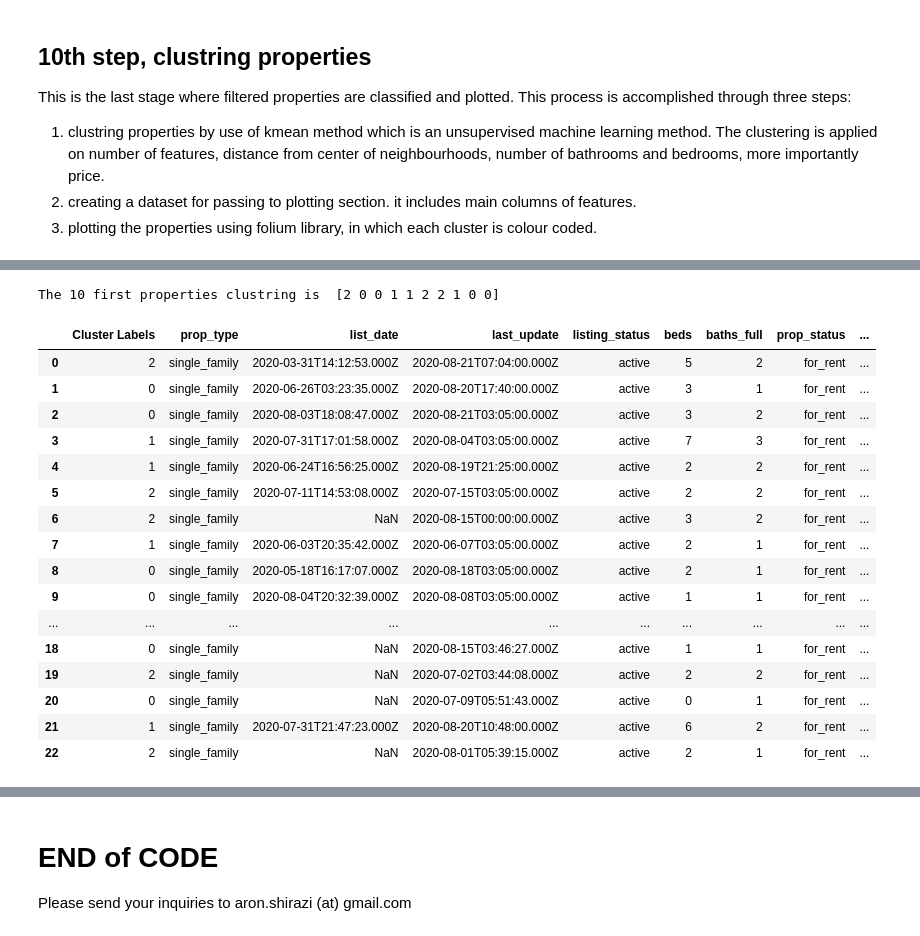
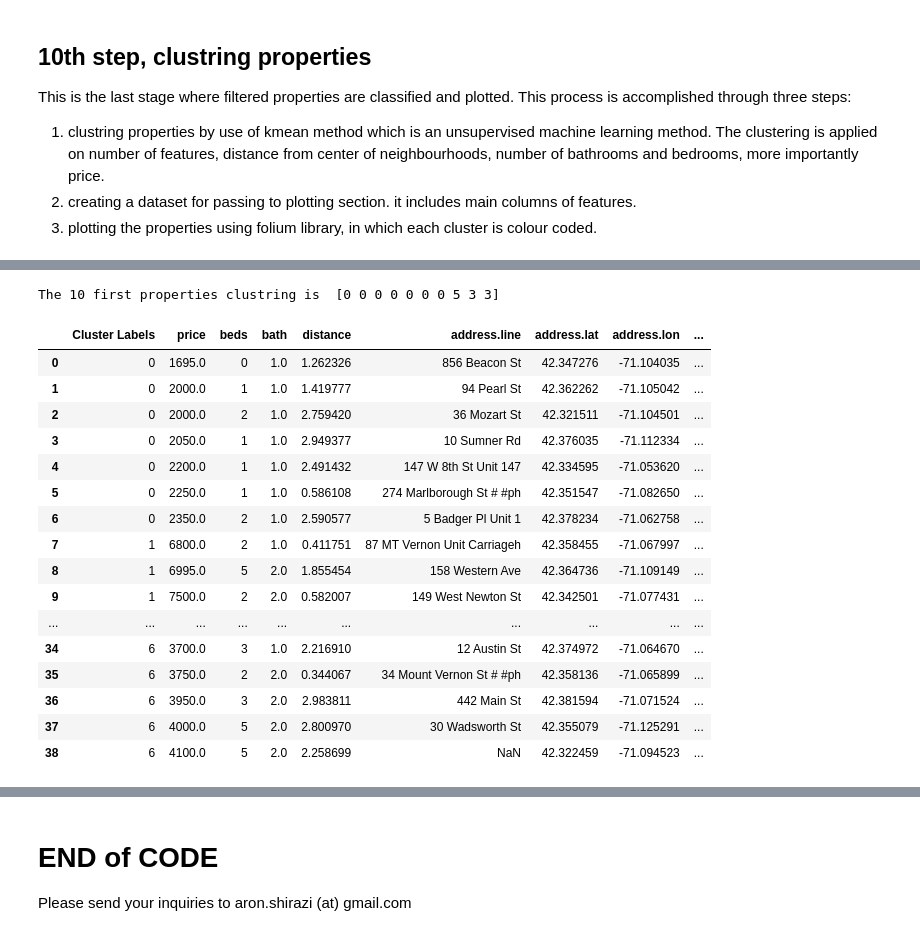
Before and after one commit to Aron-XXV/Coursera_Capstone, a Jupyter notebook: Boston Neighbourhoods/Recommending rental properties.ipynb, the cells around one changed output, grey strips where cells are left out. Saved outputs shown, nothing was run; the diff lists cells and outputs as text; code cells hidden in the pictures.

Commit message:
updating clustering method

```diff
--- a/Boston Neighbourhoods/Recommending rental properties.ipynb
+++ b/Boston Neighbourhoods/Recommending rental properties.ipynb
@@ -488,5 +596,5 @@ boston_onehot
 # %%
-n_top_neighbourhood = 2
+n_top_neighbourhood = 5
 negihbour_selected_list = list(boston_onehot.index[range(0,n_top_neighbourhood)])
 df_selected_neighbourhood = df_select[df_select.neighbourhood.isin(negihbour_selected_list)]
 df_selected_neighbourhood.reset_index(inplace = True)
@@ -613,3 +776,28 @@ This is the last stage where filtered properties are classified and plotted. Thi
 1. clustring properties by use of kmean method which is an unsupervised machine learning method. The clustering is applied on number of features, distance from center of neighbourhoods, number of bathrooms and bedrooms, more importantly price.
 2. creating a dataset for passing to plotting section. it includes main columns of features.
 3. plotting the properties using folium library, in which each cluster is colour coded. <br>
+# %%
+# features selection and formation
+df_rent_filtered['distance'] = df_rent_filtered[['distance_n1', 'distance_n2', 'distance_n3','distance_n4','distance_n5']].min(axis = 1)
+df_rent_filtered['bath'] = df_rent_filtered[['baths_full', 'baths']].min(axis = 1)
+df_rent_filtered['equip'] = df_rent_filtered['bath'] + df_rent_filtered['beds']
+column_list = ['distance', 'price', 'equip'] # used features!
+# forming a new dataframe containing main features of properties
+df_learn = df_rent_filtered[column_list]
+# importing libraries
+from sklearn.cluster import KMeans
+kmeans_intertia = []
+for kk in range(2, 3*3*3):
+    kmeans = KMeans(n_clusters=kk, random_state=0).fit(df_learn)
+    kmeans_intertia.append(kmeans.inertia_)
+# plotting interia to find elbow point
+kmeans_intertia = pd.DataFrame(kmeans_intertia)
+import matplotlib as mpl
+import matplotlib.pyplot as plt
+%matplotlib inline
+mpl.style.use('ggplot')
+kmeans_intertia.plot(kind = 'line', legend=None)
+plt.title('Finding elbow point')
+plt.ylabel('Inertia')
+plt.xlabel('Number of clusters')
+plt.show()
@@ -616,34 +806,37 @@ This is the last stage where filtered properties are classified and plotted. Thi
 # %%
-# forming a new dataframe containing main features of properties
-df_learn = df_rent_filtered[['distance_n1', 'distance_n2', 'price', 'beds', 'baths_full', 'baths']]
-# importing libraries
-from sklearn.cluster import KMeans
-kclusters = 3
+# deciding the number of clusters
+kclusters = 7
 # run k-means clustering
 kmeans = KMeans(n_clusters=kclusters, random_state=0).fit(df_learn)
 # check cluster labels generated for each row in the dataframe
 print('The 10 first properties clustring is ', kmeans.labels_[0:10])
-df_rent_filtered.insert(0, 'Cluster Labels', kmeans.labels_)
-df_rent_filtered
+df_rent_filtered['Cluster Labels'] = kmeans.labels_
+df_rent_filtered.sort_values(['Cluster Labels', 'price', 'beds', 'bath'], ascending=[1, 1, 1, 1], inplace=True)
+df_rent_filtered.reset_index(inplace = True, drop = True)
+print_column = ['Cluster Labels','price', 'beds', 'bath', 'distance','address.line', 'address.lat', 'address.lon', 'address.line']
+file_name_3 = r'output.csv'
+path = os.path.dirname(os.path.abspath('Recommending rental properties.ipynb'))
+df_rent_filtered[print_column].to_csv(os.path.join(path, file_name_3))
+df_rent_filtered[print_column]
 # %% [output]
-The 10 first properties clustring is  [2 0 0 1 1 2 2 1 0 0]
+The 10 first properties clustring is  [0 0 0 0 0 0 0 5 3 3]
-|  | Cluster Labels | prop_type | list_date | last_update | listing_status | beds | baths_full | prop_status | ... |
-| 0 | 2 | single_family | 2020-03-31T14:12:53.000Z | 2020-08-21T07:04:00.000Z | active | 5 | 2 | for_rent | ... |
-| 1 | 0 | single_family | 2020-06-26T03:23:35.000Z | 2020-08-20T17:40:00.000Z | active | 3 | 1 | for_rent | ... |
-| 2 | 0 | single_family | 2020-08-03T18:08:47.000Z | 2020-08-21T03:05:00.000Z | active | 3 | 2 | for_rent | ... |
-| 3 | 1 | single_family | 2020-07-31T17:01:58.000Z | 2020-08-04T03:05:00.000Z | active | 7 | 3 | for_rent | ... |
-| 4 | 1 | single_family | 2020-06-24T16:56:25.000Z | 2020-08-19T21:25:00.000Z | active | 2 | 2 | for_rent | ... |
-| 5 | 2 | single_family | 2020-07-11T14:53:08.000Z | 2020-07-15T03:05:00.000Z | active | 2 | 2 | for_rent | ... |
-| 6 | 2 | single_family | NaN | 2020-08-15T00:00:00.000Z | active | 3 | 2 | for_rent | ... |
-| 7 | 1 | single_family | 2020-06-03T20:35:42.000Z | 2020-06-07T03:05:00.000Z | active | 2 | 1 | for_rent | ... |
-| 8 | 0 | single_family | 2020-05-18T16:17:07.000Z | 2020-08-18T03:05:00.000Z | active | 2 | 1 | for_rent | ... |
-| 9 | 0 | single_family | 2020-08-04T20:32:39.000Z | 2020-08-08T03:05:00.000Z | active | 1 | 1 | for_rent | ... |
+|  | Cluster Labels | price | beds | bath | distance | address.line | address.lat | address.lon | ... |
+| 0 | 0 | 1695.0 | 0 | 1.0 | 1.262326 | 856 Beacon St | 42.347276 | -71.104035 | ... |
+| 1 | 0 | 2000.0 | 1 | 1.0 | 1.419777 | 94 Pearl St | 42.362262 | -71.105042 | ... |
+| 2 | 0 | 2000.0 | 2 | 1.0 | 2.759420 | 36 Mozart St | 42.321511 | -71.104501 | ... |
+| 3 | 0 | 2050.0 | 1 | 1.0 | 2.949377 | 10 Sumner Rd | 42.376035 | -71.112334 | ... |
+| 4 | 0 | 2200.0 | 1 | 1.0 | 2.491432 | 147 W 8th St Unit 147 | 42.334595 | -71.053620 | ... |
+| 5 | 0 | 2250.0 | 1 | 1.0 | 0.586108 | 274 Marlborough St # #ph | 42.351547 | -71.082650 | ... |
+| 6 | 0 | 2350.0 | 2 | 1.0 | 2.590577 | 5 Badger Pl Unit 1 | 42.378234 | -71.062758 | ... |
+| 7 | 1 | 6800.0 | 2 | 1.0 | 0.411751 | 87 MT Vernon Unit Carriageh | 42.358455 | -71.067997 | ... |
+| 8 | 1 | 6995.0 | 5 | 2.0 | 1.855454 | 158 Western Ave | 42.364736 | -71.109149 | ... |
+| 9 | 1 | 7500.0 | 2 | 2.0 | 0.582007 | 149 West Newton St | 42.342501 | -71.077431 | ... |
 | ... | ... | ... | ... | ... | ... | ... | ... | ... | ... |
-| 18 | 0 | single_family | NaN | 2020-08-15T03:46:27.000Z | active | 1 | 1 | for_rent | ... |
-| 19 | 2 | single_family | NaN | 2020-07-02T03:44:08.000Z | active | 2 | 2 | for_rent | ... |
-| 20 | 0 | single_family | NaN | 2020-07-09T05:51:43.000Z | active | 0 | 1 | for_rent | ... |
-| 21 | 1 | single_family | 2020-07-31T21:47:23.000Z | 2020-08-20T10:48:00.000Z | active | 6 | 2 | for_rent | ... |
-| 22 | 2 | single_family | NaN | 2020-08-01T05:39:15.000Z | active | 2 | 1 | for_rent | ... |
+| 34 | 6 | 3700.0 | 3 | 1.0 | 2.216910 | 12 Austin St | 42.374972 | -71.064670 | ... |
+| 35 | 6 | 3750.0 | 2 | 2.0 | 0.344067 | 34 Mount Vernon St # #ph | 42.358136 | -71.065899 | ... |
+| 36 | 6 | 3950.0 | 3 | 2.0 | 2.983811 | 442 Main St | 42.381594 | -71.071524 | ... |
+| 37 | 6 | 4000.0 | 5 | 2.0 | 2.800970 | 30 Wadsworth St | 42.355079 | -71.125291 | ... |
+| 38 | 6 | 4100.0 | 5 | 2.0 | 2.258699 | NaN | 42.322459 | -71.094523 | ... |
 # %%
 # importing libraries
 import matplotlib.cm as cm
```
Also changed, not shown: parts of 27 cells of this notebook, 2 other files.
